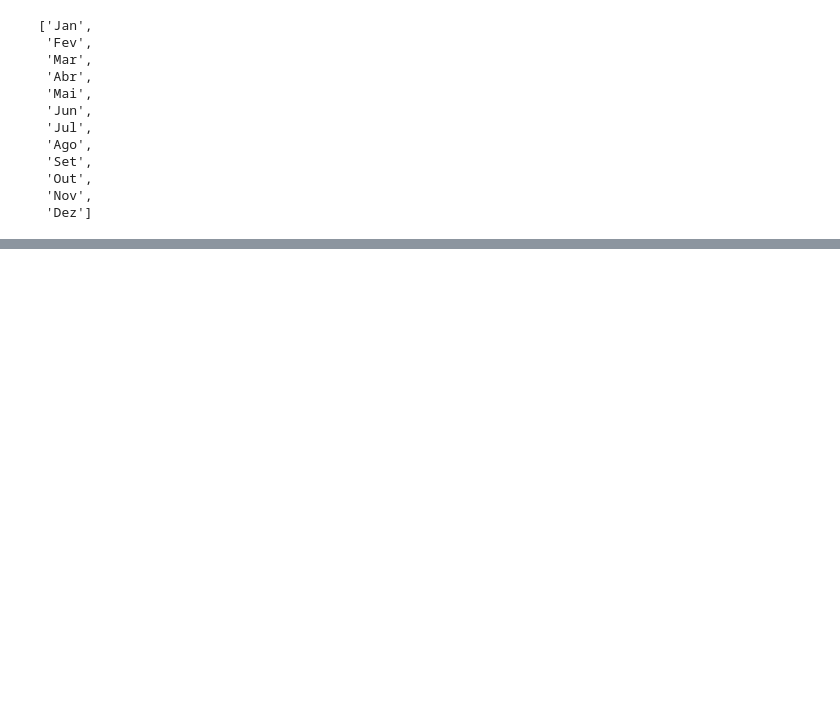
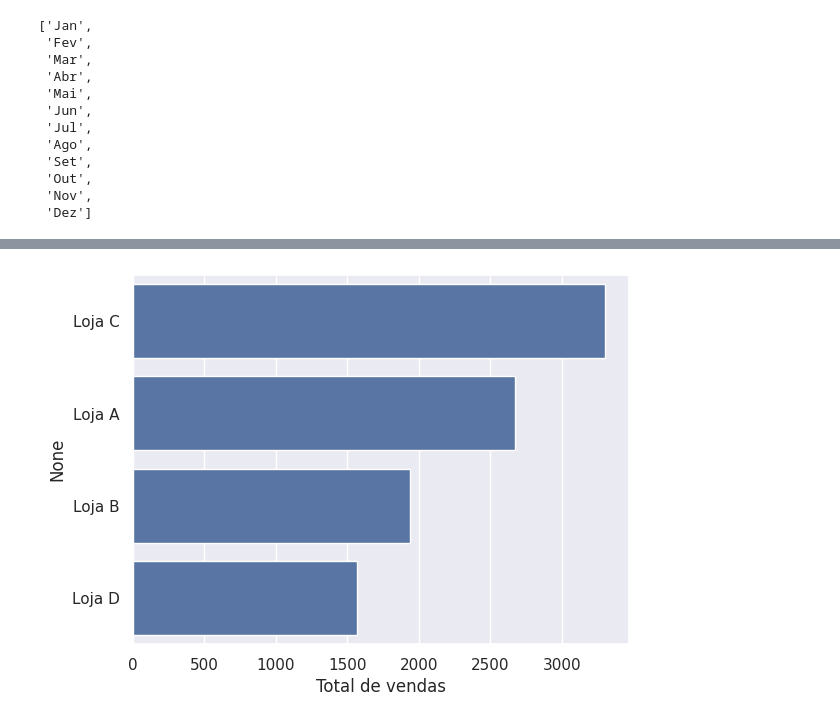
Before and after one commit to samantha-sf/analise_vendas, a Jupyter notebook: Análise_de_vendas_de_4_lojas.ipynb, the cells around one changed output, grey strips where cells are left out. Saved outputs shown, nothing was run; the diff lists cells and outputs as text; code cells hidden in the pictures; blank space fills up the shorter version.

```diff
--- a/Análise_de_vendas_de_4_lojas.ipynb
+++ b/Análise_de_vendas_de_4_lojas.ipynb
@@ -73,0 +106,5 @@ plt.show()
+# %%
+sns.set_theme()
+# %%
+df['Total de vendas'] = df.sum(axis=1)
+df
@@ -73,0 +117,3 @@ plt.show()
+# %%
+maiores_vendas = df.sort_values('Total de vendas', ascending=False)
+maiores_vendas
@@ -73,0 +126,8 @@ plt.show()
+# %%
+sns.barplot(data=maiores_vendas, y=maiores_vendas.index, x='Total de vendas', orient='h')
+
+ax.set(title='Vendas de Janeiro a Dezembro das 4 lojas', xlabel='Total de vendas', ylabel='')
+
+plt.show()
+# %% [output]
+[figure, added]
```
Also changed, not shown: parts of 13 cells of this notebook.
